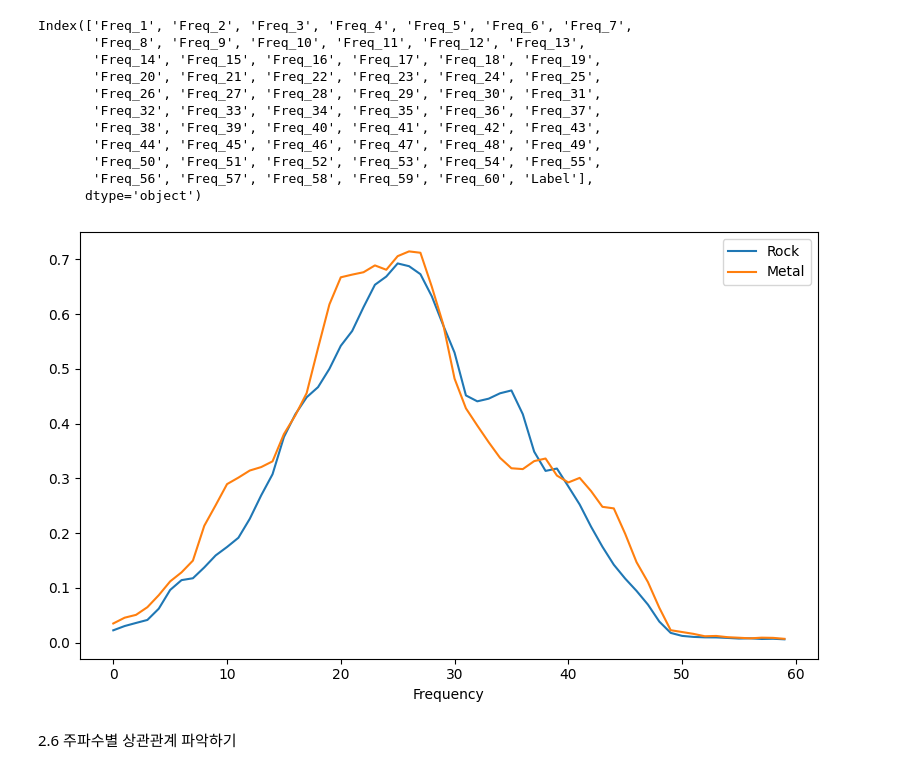
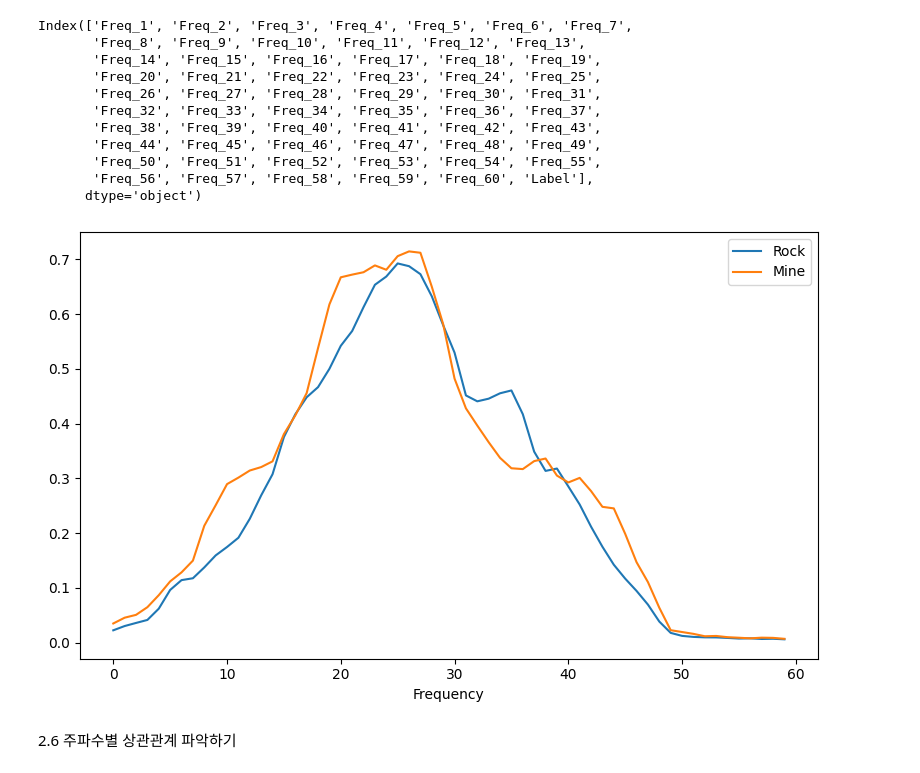
Before and after one commit to suakii/Orange3-Python-MLDS, a Jupyter notebook: Ch_10/10_Sonar.ipynb, the cells around one changed output. Saved outputs shown, nothing was run; the diff lists cells and outputs as text; code cells hidden in the pictures.

```diff
--- a/Ch_10/10_Sonar.ipynb
+++ b/Ch_10/10_Sonar.ipynb
@@ -133,18 +136,18 @@ Index(['Freq_1', 'Freq_2', 'Freq_3', 'Freq_4', 'Freq_5', 'Freq_6', 'Freq_7',
 # %%
 import numpy as np
 a = np.mean(df[df['Label'] == 'R'].values[:, :-1], axis = 0)
 
 b = np.mean(df[df['Label'] == 'M'].values[:, :-1], axis = 0)
 
 plt.figure(figsize=(8,5))
 plt.plot(a, label='Rock')
-plt.plot(b, label='Metal')
+plt.plot(b, label='Mine')
 plt.legend()
 plt.xlabel('Frequency')
 plt.tight_layout()
 plt.show()
 # %% [output]
-[figure, old version]
+[figure, new version]
 # %% [markdown]
 2.6 주파수별 상관관계 파악하기
 # %%
```
Also changed, not shown: parts of 19 cells of this notebook.
